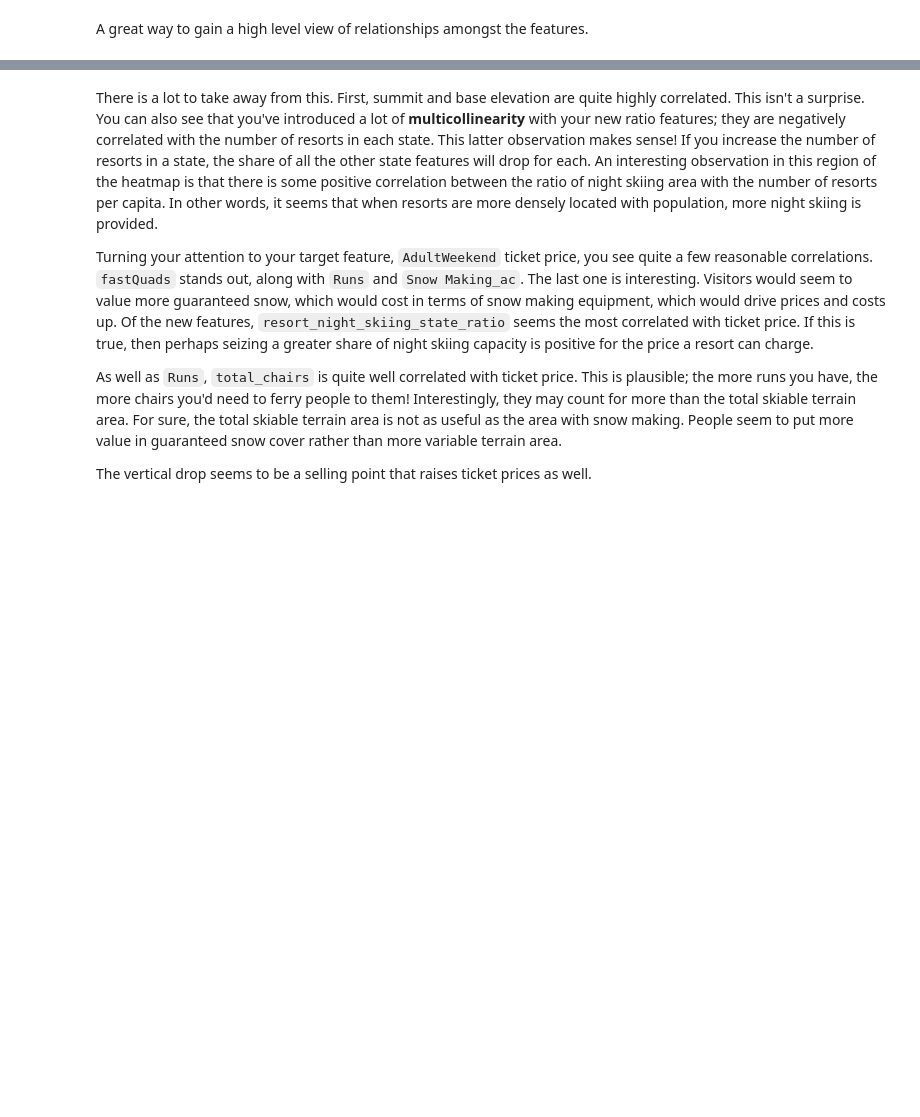
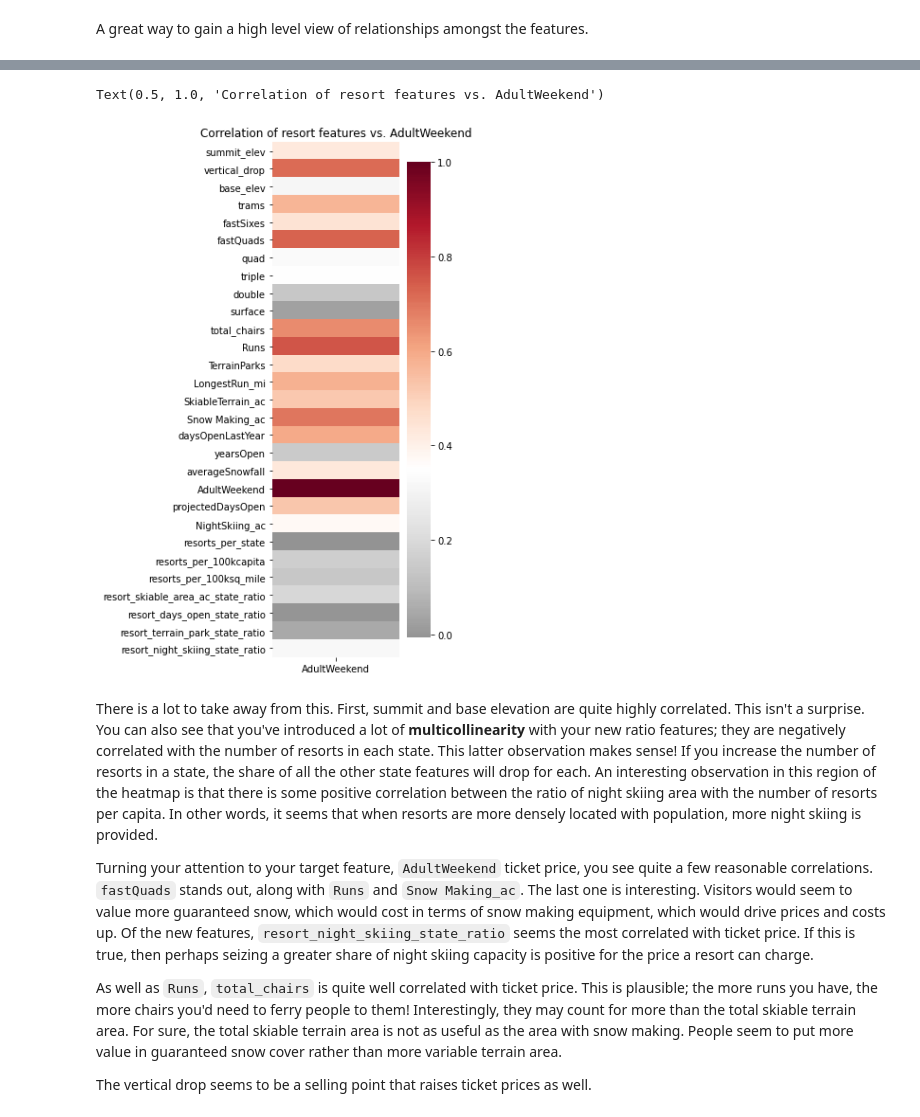
Before and after one commit to Williamdst/DS-Guided-Capstone, a Jupyter notebook: Step Three - Exploratory Data Analysis/03_exploratory_data_analysis.ipynb, the cells around one changed output, grey strips where cells are left out. Cells and saved outputs as stored; diff of their text form; code cells hidden in the pictures; blank space fills up the shorter version.

```diff
--- a/Step Three - Exploratory Data Analysis/03_exploratory_data_analysis.ipynb
+++ b/Step Three - Exploratory Data Analysis/03_exploratory_data_analysis.ipynb
@@ -841,3 +726,10 @@ sns.heatmap(ski_data.corr());
+# %%
+plt.subplots(figsize=(3,10))
+ax = sns.heatmap(ski_data.corr()[['AdultWeekend']], cmap='RdGy_r', center=0.35)
+ax.set_title('Correlation of resort features vs. AdultWeekend')
+# %% [output]
+Text(0.5, 1.0, 'Correlation of resort features vs. AdultWeekend')
+[figure, added]
 # %% [markdown]
 There is a lot to take away from this. First, summit and base elevation are quite highly correlated. This isn't a surprise. You can also see that you've introduced a lot of **multicollinearity** with your new ratio features; they are negatively correlated with the number of resorts in each state. This latter observation makes sense! If you increase the number of resorts in a state, the share of all the other state features will drop for each. An interesting observation in this region of the heatmap is that there is some positive correlation between the ratio of night skiing area with the number of resorts per capita. In other words, it seems that when resorts are more densely located with population, more night skiing is provided.
 
```
Also changed, not shown: parts of 24 cells of this notebook, 6 other files.
